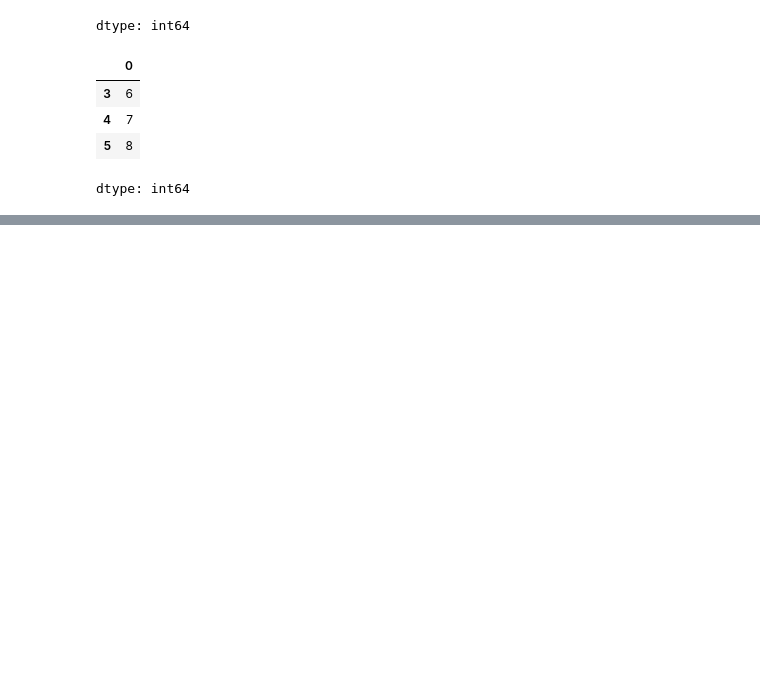
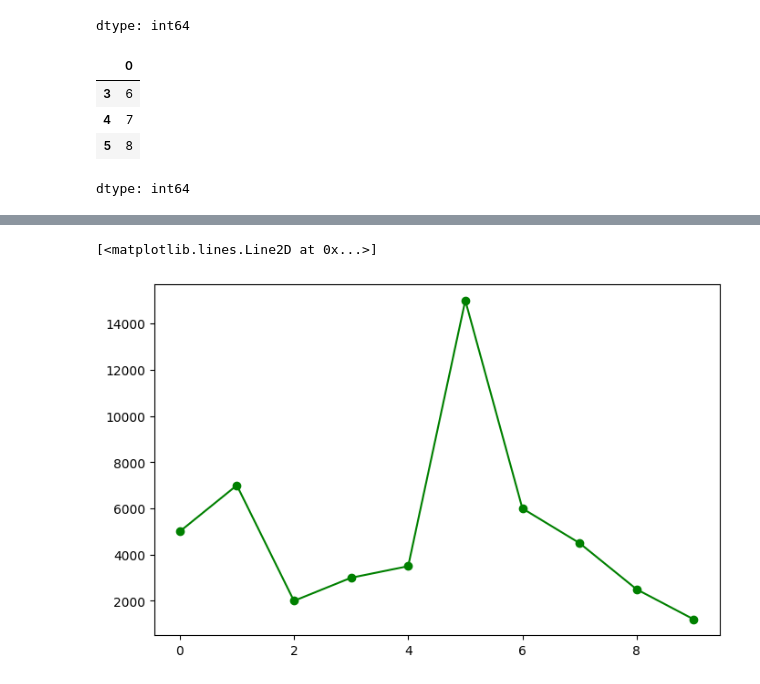
Before and after one commit to gurudattamanpreet/Practice, a Jupyter notebook: Shiv_Concept_Class.ipynb, the cells around one changed output, grey strips where cells are left out. Drawn from its saved outputs; the diff is of its cells as text; code cells hidden in the pictures; blank space fills up the shorter version.

```diff
--- a/Shiv_Concept_Class.ipynb
+++ b/Shiv_Concept_Class.ipynb
@@ -624,0 +638,32 @@ dtype: int64
+# %%
+data = {
+    "college_name": [
+        "MIT College", "Deogiri College", "Holy Cross High School", "Government College of Engineering",
+        "Marathwada Institute of Technology", "Dr. Babasaheb Ambedkar Marathwada University",
+        "Maulana Azad College", "Jawaharlal Nehru Engineering College", "Aurangabad College for Women",
+        "Cambridge High School"
+    ],
+    "institution": [
+        "College", "College", "School", "College", "College", "University", "College", "College", "College", "School"
+    ],
+    "courses_offered": [
+        "Engineering, BSc, BCom", "Science, Arts, Commerce", "Higher Secondary", "Engineering",
+        "Engineering, MBA", "Science, Arts, Law, PhD", "Science, Arts, Commerce",
+        "Engineering, Technology", "Arts, Commerce", "Primary & Secondary"
+    ],
+    "websites": [
+        "https://www.mit.asia", "https://www.deogiricollege.org", "N/A", "https://www.geca.ac.in",
+        "https://www.mit.asia", "https://www.bamu.ac.in", "https://www.macollege.edu",
+        "https://www.jnec.org", "N/A", "N/A"
+    ],
+    "num_of_students": [5000, 7000, 2000, 3000, 3500, 15000, 6000, 4500, 2500, 1200],
+    "contact": [999999999, 888888888, 777777777, 666666666, 555555555, 444444444, 333333333, 222222222, 111111111, 101010101],
+    "address": [
+        "MIT Campus, Aurangabad", "Deogiri College Road, Aurangabad", "ABC Colony, Aurangabad",
+        "Station Road, Aurangabad", "MIT Institute, Aurangabad", "University Campus, Aurangabad",
+        "Near Railway Station, Aurangabad", "JNEC Campus, Aurangabad", "Town Center, Aurangabad",
+        "Cambridge Road, Aurangabad"
+    ]
+}
+
+df = pd.DataFrame(data)
@@ -624,0 +679,7 @@ dtype: int64
+# %%
+plt.figure(figsize=(8,5),dpi=100)
+plt.plot(df['num_of_students'],color='green',marker='o')
+fig.save()
+# %% [output]
+[<matplotlib.lines.Line2D at 0x...>]
+[figure, added]
```
Also changed, not shown: parts of 3 cells of this notebook.
